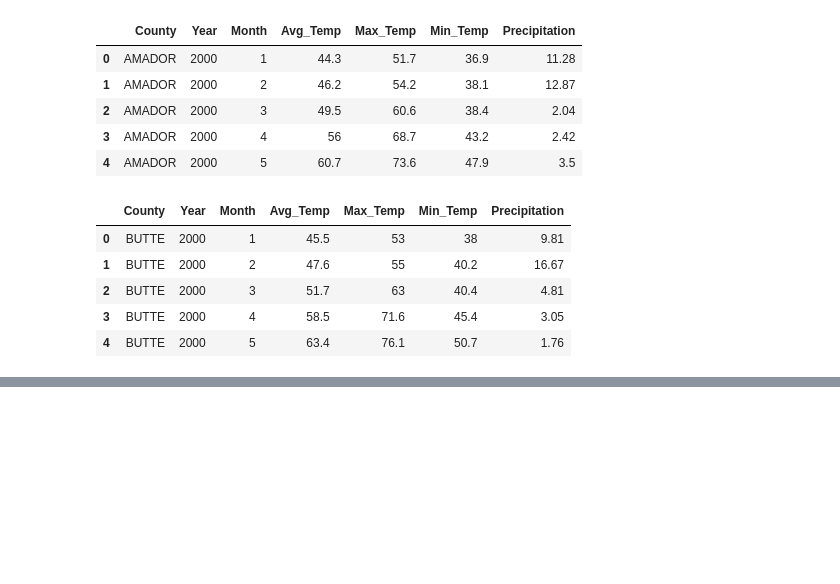
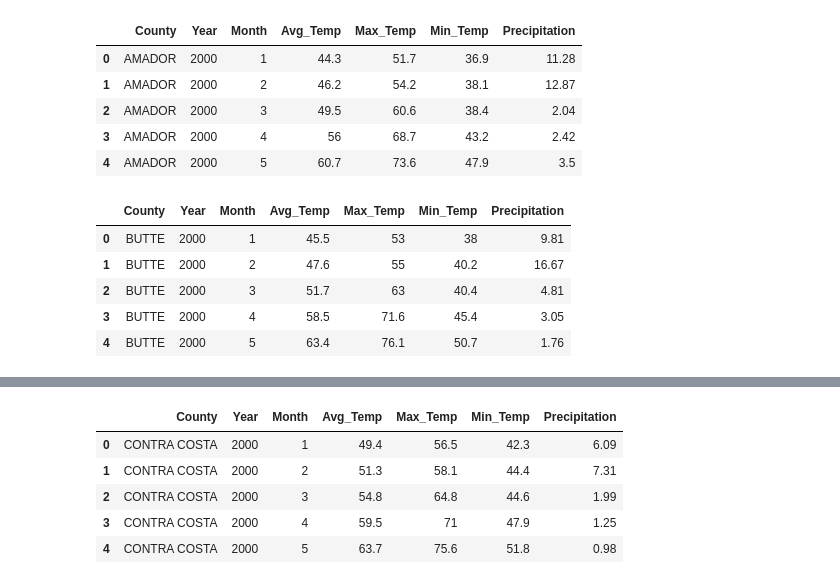
Before and after one commit to ftavafi/california-wildfire-risk-prediction-platform, a Jupyter notebook: notebooks/02_weather_data_ingestion.ipynb, the cells around one changed output, grey strips where cells are left out. Drawn from its saved outputs; the diff is of its cells as text; code cells hidden in the pictures; blank space fills up the shorter version.

```diff
--- a/notebooks/02_weather_data_ingestion.ipynb
+++ b/notebooks/02_weather_data_ingestion.ipynb
@@ -200,0 +261,27 @@ df_avg_temp.head()
+# %%
+# 6-CONTRA COSTA County Data Cleaning
+path = Path('../data/raw/weather/6-CONTRA COSTA/data.csv')
+df_avg_temp = clean_weather_data(path, 'Avg_Temp', 'CONTRA COSTA')
+
+path = Path('../data/raw/weather/6-CONTRA COSTA/data (1).csv')
+df_max_temp = clean_weather_data(path, 'Max_Temp', 'CONTRA COSTA')
+path = Path('../data/raw/weather/6-CONTRA COSTA/data (2).csv')
+df_min_temp = clean_weather_data(path, 'Min_Temp', 'CONTRA COSTA')
+
+path = Path('../data/raw/weather/6-CONTRA COSTA/data (3).csv')
+df_precipitation = clean_weather_data(path, 'Precipitation', 'CONTRA COSTA')
+
+# CONTRA COSTA County Data Integration
+df_avg_temp['Max_Temp'] = df_max_temp['Max_Temp']
+df_avg_temp['Min_Temp'] = df_min_temp['Min_Temp']
+df_avg_temp['Precipitation'] = df_precipitation['Precipitation']
+df_avg_temp.to_csv('../data/processed/weather/6-CONTRA COSTA.csv', index=False)
+
+df_avg_temp.head()
+# %% [output]
+|  | County | Year | Month | Avg_Temp | Max_Temp | Min_Temp | Precipitation |
+| 0 | CONTRA COSTA | 2000 | 1 | 49.4 | 56.5 | 42.3 | 6.09 |
+| 1 | CONTRA COSTA | 2000 | 2 | 51.3 | 58.1 | 44.4 | 7.31 |
+| 2 | CONTRA COSTA | 2000 | 3 | 54.8 | 64.8 | 44.6 | 1.99 |
+| 3 | CONTRA COSTA | 2000 | 4 | 59.5 | 71 | 47.9 | 1.25 |
+| 4 | CONTRA COSTA | 2000 | 5 | 63.7 | 75.6 | 51.8 | 0.98 |
```
Also changed, not shown: parts of 44 cells of this notebook, 10 other files.
